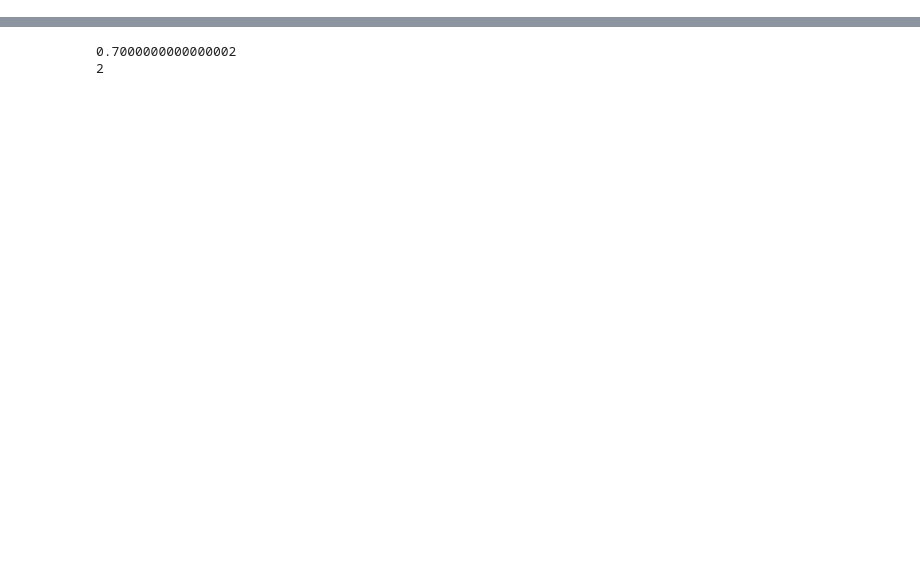
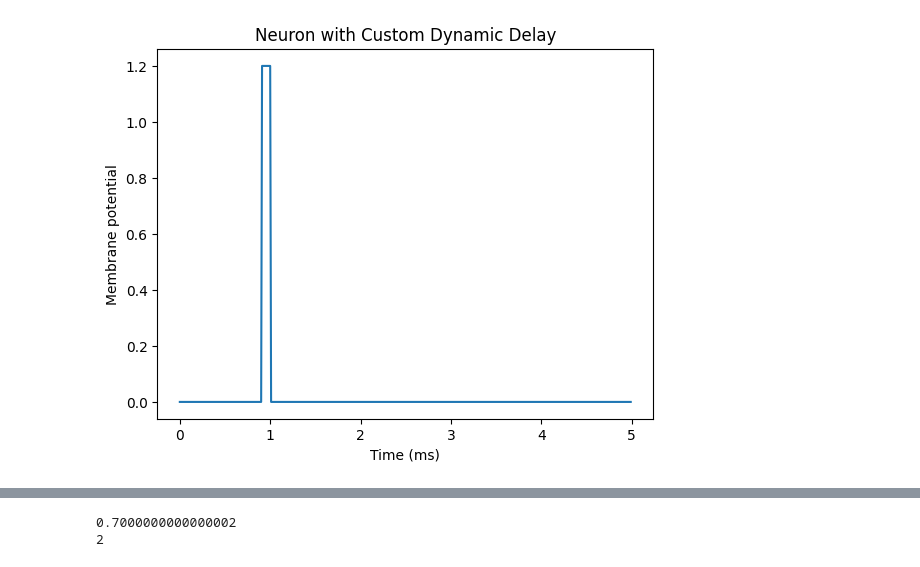
Before and after one commit to Ian3133/Dissertation, a Jupyter notebook: scratch3.ipynb, the cells around one changed output, grey strips where cells are left out. Cells and saved outputs as stored; diff of their text form; code cells hidden in the pictures; blank space fills up the shorter version.

```diff
--- a/scratch3.ipynb
+++ b/scratch3.ipynb
@@ -181,21 +233,85 @@ Spike times for neuron 0: [0.5] ms
 # %%
+#complete 1 neuron working input to biased output
 from brian2 import *
 
 start_scope()
 
-# Define a simple neuron group
-G = NeuronGroup(1, 'dv/dt = (1-v)/ms : 1', threshold='v>0.9', reset='v=0', method='exact')
-G.v = 0
+# can remove layer if we know all within 1ms each layer
+@implementation('numpy', discard_units=True)
+@check_units(w=1, global_clock=1, layer=1, result=1)
+def spike_timing(w, global_clock, layer):
+    x = ((global_clock) % 1)
+    #layer_bias = int((t/ms)/2000)   # why by 200 not even a unit of bias ms --> mew seconds and such
+    print(x)
+    if not (0 <= x <= 1 and -1 <= w <= 1):
+        raise ValueError("x must be in [0, 1] and w in [-1, 1]")
+    if w >= 0:
+        print("+ === ", layer + (x ** (1 - w)))
+        return layer + (x ** (1 - w))
+    else:
+        print("- === ", layer + (1 - (1 - x) ** (1 + w)))
+        return layer + (1 - (1 - x) ** (1 + w))
 
-# Monitor spikes
-spikemon = SpikeMonitor(G)
 
-# Run the simulation
+
+
+global_time = 0.0 # alreay to t var
+input_val   = 0.1
+
+
+#  ====== neuron gen here =========
+neurons = NeuronGroup(1, '''
+    v : 1
+    scheduled_time : second
+    global_clock : 1
+''', threshold='v > 1', reset='v = 0', method='exact')
+neurons.scheduled_time = 1e9 * second  # init with far-future
+neurons.global_clock = 0.0   # will make new method but a pain to work out so useing this for now
+
+# Spike generator
+stim = SpikeGeneratorGroup(1, indices=[0], times=[input_val]*ms)
+
+
+
+
+# Synapse
+syn = Synapses(stim, neurons,
+               '''
+               w : 1
+               layer : 1
+               ''',
+               on_pre='''
+               scheduled_time = spike_timing(w, global_clock, layer) * ms
+               ''')
+
+syn.connect()
+syn.w = -0.7
+syn.layer = 1
+
+
+# Apply effect when scheduled time arrives # the werid eq is just for rounding  if error and both 0 will it not fire?
+neurons.run_regularly('''
+v = int(int(t / (0.1*ms)) == int(scheduled_time / (0.1*ms))) * 1.2
+global_clock += 0.01
+''', dt=0.01*ms)
+
+
+# Monitor
+mon = StateMonitor(neurons, 'v', record=True, dt=0.01*ms)
+spikemon = SpikeMonitor(neurons)
+
 run(5*ms)
+
+# Plot
+plot(mon.t/ms, mon.v[0])
+xlabel('Time (ms)')
+ylabel('Membrane potential')
+title('Neuron with Custom Dynamic Delay')
+show()
 
 # Print spike times
 print("Spike times for neuron 0:", spikemon.spike_trains()[0])
 # Or equivalently:
-print("All spike times:", spikemon.t)
-print("Neuron indices:", spikemon.i)
+#print("All spike times:", spikemon.t)
+# print("Neuron indices:", spikemon.i)
 # %% [output]
@@ -204,0 +322 @@ Neuron indices: <spikemonitor_22.i: array([0, 0])>
+[figure, added]
```
Also changed, not shown: parts of 3 cells of this notebook.
